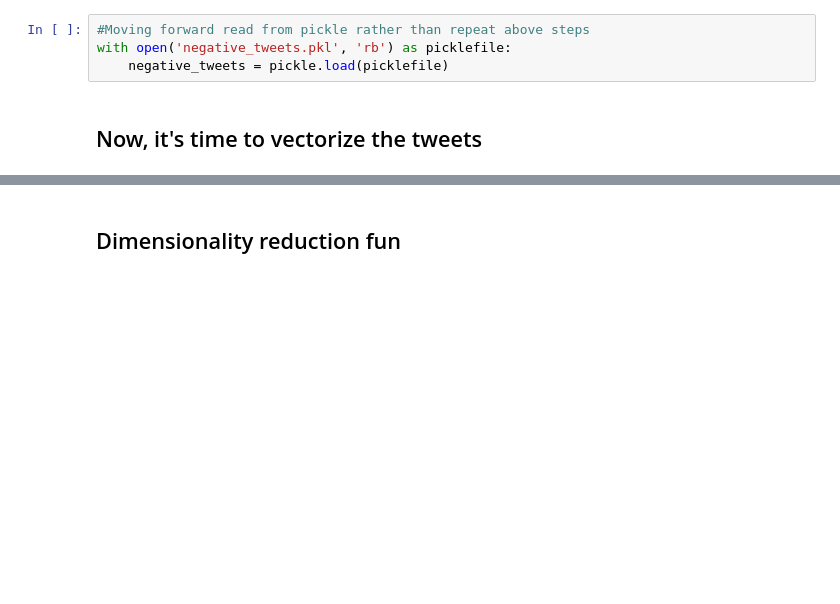
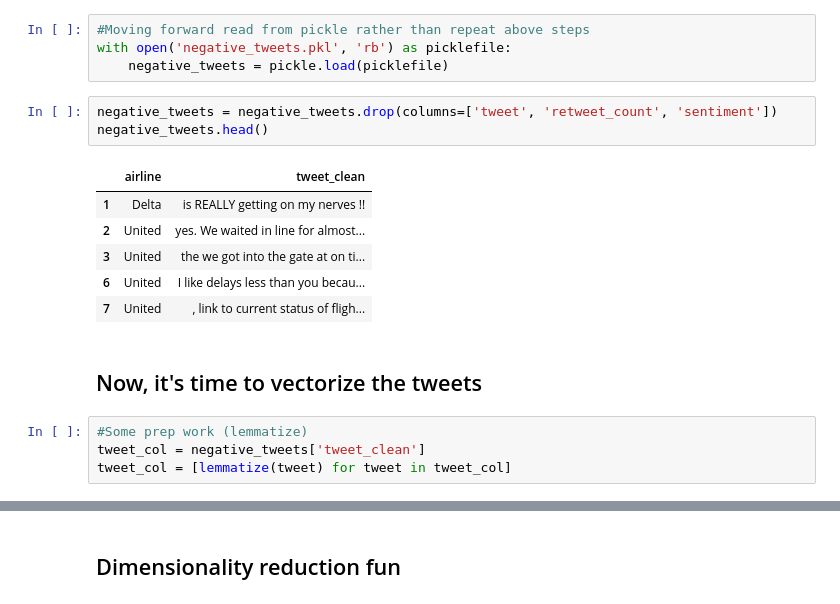
Before and after one commit to Auste1989/metis_projects, a Jupyter notebook: Customer_Review_Sentiment_Analysis/Customer_Review_Sentiment_Analysis_Modelling.ipynb, the cells around one changed output, grey strips where cells are left out. Cells and saved outputs as stored; diff of their text form; blank space fills up the shorter version.

```diff
--- a/Customer_Review_Sentiment_Analysis/Customer_Review_Sentiment_Analysis_Modelling.ipynb
+++ b/Customer_Review_Sentiment_Analysis/Customer_Review_Sentiment_Analysis_Modelling.ipynb
@@ -72,5 +130,19 @@ from nltk.corpus import stopwords
 #Moving forward read from pickle rather than repeat above steps
 with open('negative_tweets.pkl', 'rb') as picklefile:
     negative_tweets = pickle.load(picklefile)
+# %%
+negative_tweets = negative_tweets.drop(columns=['tweet', 'retweet_count', 'sentiment'])
+negative_tweets.head()
+# %% [output]
+|  | airline | tweet_clean |
+| 1 | Delta | is REALLY getting on my nerves !! |
+| 2 | United | yes. We waited in line for almost... |
+| 3 | United | the we got into the gate at on ti... |
+| 6 | United | I like delays less than you becau... |
+| 7 | United | , link to current status of fligh... |
 # %% [markdown]
 ## Now, it's time to vectorize the tweets
+# %%
+#Some prep work (lemmatize)
+tweet_col = negative_tweets['tweet_clean']
+tweet_col = [lemmatize(tweet) for tweet in tweet_col]
```
Also changed, not shown: parts of 29 cells of this notebook, 2 other files.
